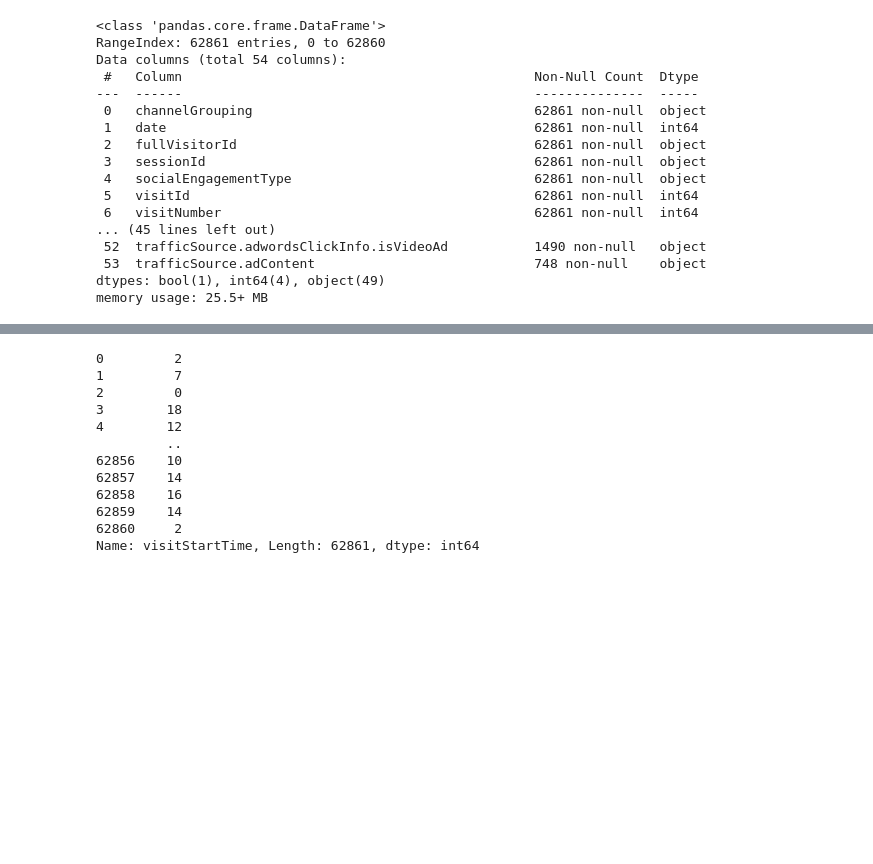
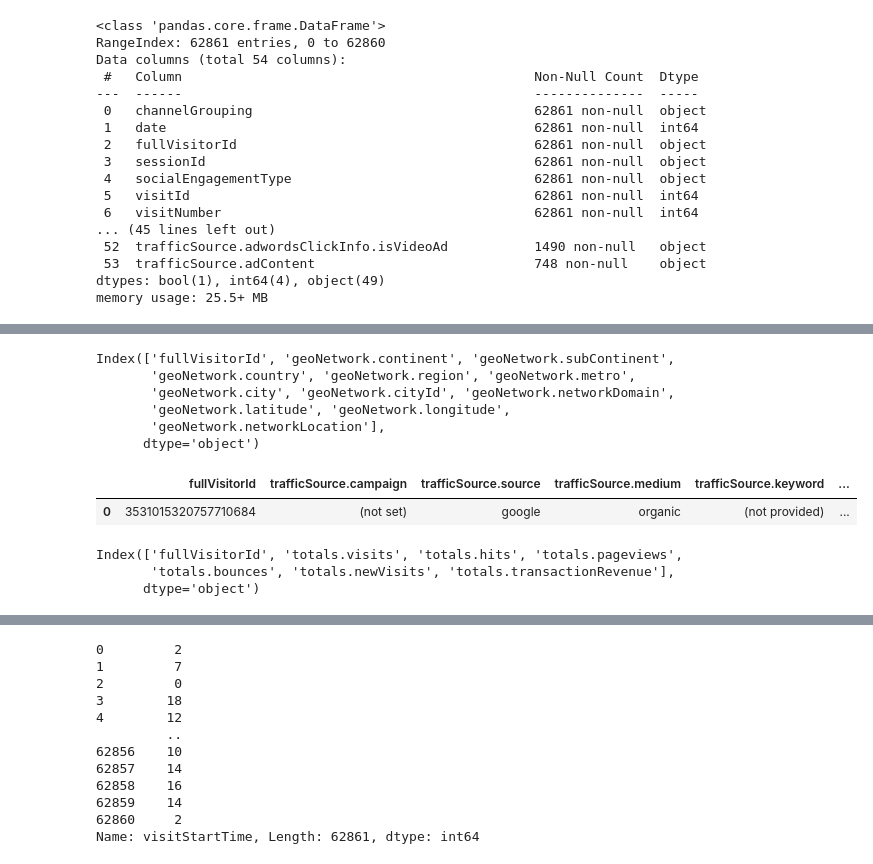
Before and after one commit to ttobaegi/ML_Python, a Jupyter notebook: EDA_GA_Revenue_Analysis.ipynb, the cells around one changed output, grey strips where cells are left out. Saved outputs shown, nothing was run; the diff lists cells and outputs as text; code cells hidden in the pictures; blank space fills up the shorter version.

```diff
--- a/EDA_GA_Revenue_Analysis.ipynb
+++ b/EDA_GA_Revenue_Analysis.ipynb
@@ -131,0 +175,3 @@ memory usage: 25.5+ MB
+# %%
+traffic_col = df.columns[(df.columns.str.contains('traffic')==True) | (df.columns=='fullVisitorId')]
+traffic_col
@@ -131,0 +189,23 @@ memory usage: 25.5+ MB
+# %%
+geoNetwork_col = df.columns[(df.columns.str.contains('geoNetwork')==True) | (df.columns=='fullVisitorId')]
+geoNetwork_col
+# %% [output]
+Index(['fullVisitorId', 'geoNetwork.continent', 'geoNetwork.subContinent',
+       'geoNetwork.country', 'geoNetwork.region', 'geoNetwork.metro',
+       'geoNetwork.city', 'geoNetwork.cityId', 'geoNetwork.networkDomain',
+       'geoNetwork.latitude', 'geoNetwork.longitude',
+       'geoNetwork.networkLocation'],
+      dtype='object')
+# %%
+df.loc[:,df.columns.isin(traffic_col)].head(1)    # 분류 잘 되었음
+# %% [output]
+|  | fullVisitorId | trafficSource.campaign | trafficSource.source | trafficSource.medium | trafficSource.keyword | ... |
+| 0 | 3531015320757710684 | (not set) | google | organic | (not provided) | ... |
+# %%
+# Target Variable
+totals_col = df.columns[(df.columns.str.contains('totals')==True) | (df.columns=='fullVisitorId')]
+totals_col
+# %% [output]
+Index(['fullVisitorId', 'totals.visits', 'totals.hits', 'totals.pageviews',
+       'totals.bounces', 'totals.newVisits', 'totals.transactionRevenue'],
+      dtype='object')
```
Also changed, not shown: parts of 23 cells of this notebook.
